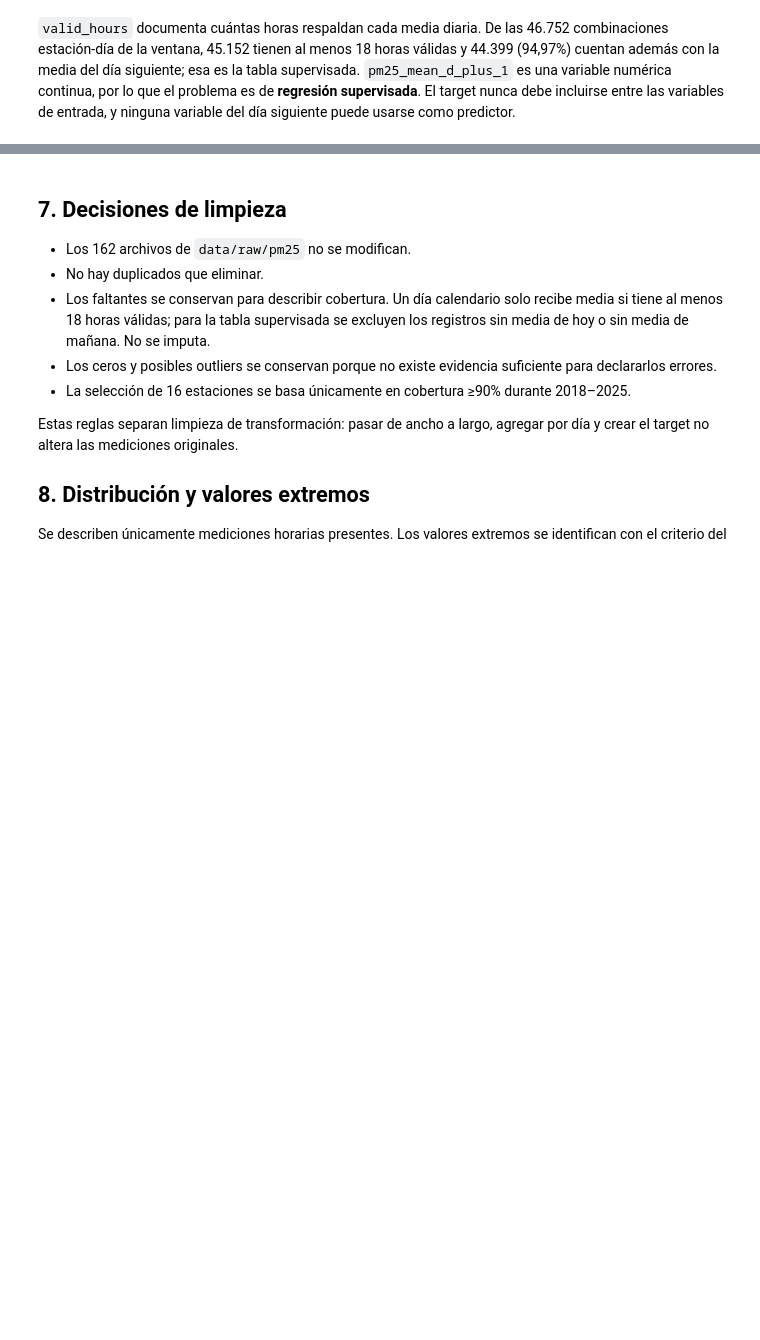
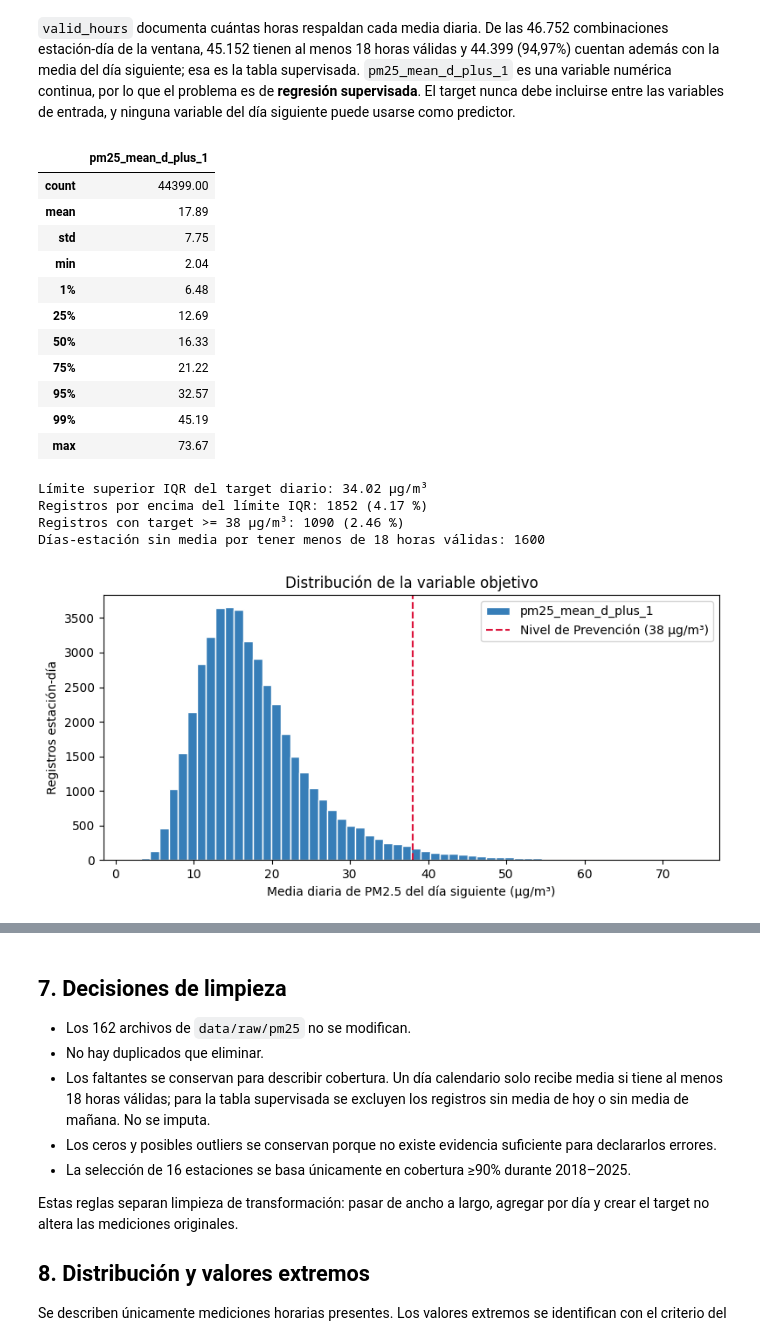
Before and after one commit to linaballesteros/air-quality-applied-ml, a Jupyter notebook: notebooks/01_eda_pm25.ipynb, the cells around one changed output, grey strips where cells are left out. Drawn from its saved outputs; the diff is of its cells as text; code cells hidden in the pictures; blank space fills up the shorter version.

Commit message:
add daily target distribution and outlier summary to the notebook

```diff
--- a/notebooks/01_eda_pm25.ipynb
+++ b/notebooks/01_eda_pm25.ipynb
@@ -316,3 +316,40 @@ Registros con media de hoy y target de mañana: 44399
 Porcentaje utilizable: 94.97 %
 # %% [markdown]
 `valid_hours` documenta cuántas horas respaldan cada media diaria. De las 46.752 combinaciones estación-día de la ventana, 45.152 tienen al menos 18 horas válidas y 44.399 (94,97%) cuentan además con la media del día siguiente; esa es la tabla supervisada. `pm25_mean_d_plus_1` es una variable numérica continua, por lo que el problema es de **regresión supervisada**. El target nunca debe incluirse entre las variables de entrada, y ninguna variable del día siguiente puede usarse como predictor.
+# %%
+target = supervised['pm25_mean_d_plus_1']
+display(target.describe(percentiles=[0.01, 0.25, 0.50, 0.75, 0.95, 0.99]).round(2).to_frame('pm25_mean_d_plus_1'))
+q1_d, q3_d = target.quantile([0.25, 0.75])
+iqr_d = q3_d - q1_d
+upper_d = q3_d + 1.5 * iqr_d
+print('Límite superior IQR del target diario:', round(upper_d, 2), 'µg/m³')
+print('Registros por encima del límite IQR:', int((target > upper_d).sum()), f'({100 * (target > upper_d).mean():.2f} %)')
+print('Registros con target >= 38 µg/m³:', int((target >= 38).sum()), f'({100 * (target >= 38).mean():.2f} %)')
+print('Días-estación sin media por tener menos de 18 horas válidas:', int(daily['pm25_mean'].isna().sum()))
+
+target.plot.hist(bins=60, figsize=(8, 4), color='#377eb8', edgecolor='white')
+plt.axvline(38, color='crimson', linestyle='--', label='Nivel de Prevención (38 µg/m³)')
+plt.xlabel('Media diaria de PM2.5 del día siguiente (µg/m³)')
+plt.ylabel('Registros estación-día')
+plt.title('Distribución de la variable objetivo')
+plt.legend()
+plt.tight_layout()
+plt.show()
+# %% [output]
+|  | pm25_mean_d_plus_1 |
+| count | 44399.00 |
+| mean | 17.89 |
+| std | 7.75 |
+| min | 2.04 |
+| 1% | 6.48 |
+| 25% | 12.69 |
+| 50% | 16.33 |
+| 75% | 21.22 |
+| 95% | 32.57 |
+| 99% | 45.19 |
+| max | 73.67 |
+Límite superior IQR del target diario: 34.02 µg/m³
+Registros por encima del límite IQR: 1852 (4.17 %)
+Registros con target >= 38 µg/m³: 1090 (2.46 %)
+Días-estación sin media por tener menos de 18 horas válidas: 1600
+[figure, added]
```
Also changed, not shown: parts of 1 cell of this notebook.
